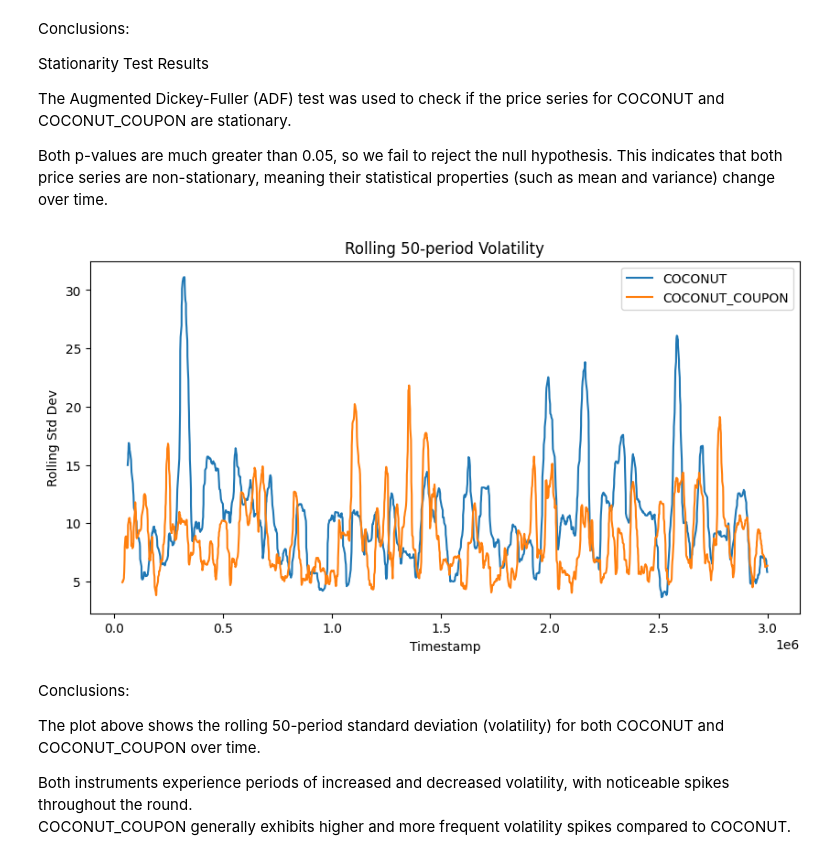
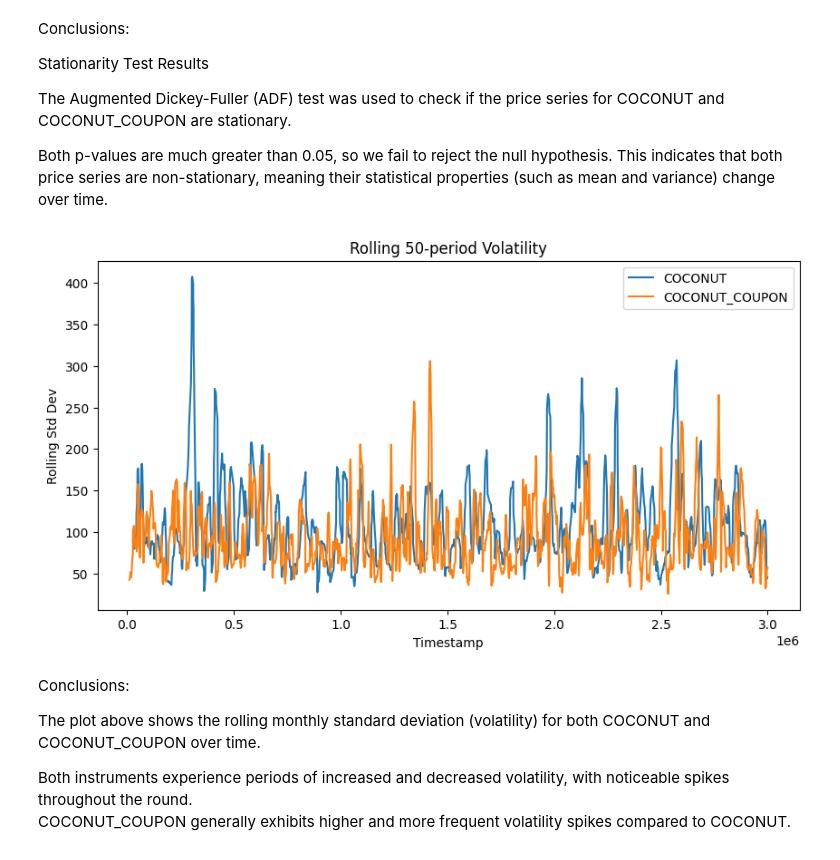
Before and after one commit to antek0308/IMC_strategy_prep, a Jupyter notebook: Michal_Brzezinski_round_4.ipynb, the cells around one changed output. Saved outputs shown, nothing was run; the diff lists cells and outputs as text; code cells hidden in the pictures.

```diff
--- a/Michal_Brzezinski_round_4.ipynb
+++ b/Michal_Brzezinski_round_4.ipynb
@@ -179,22 +181,22 @@ Both p-values are much greater than 0.05, so we fail to reject the null hypothes
 # %%
 # Rolling volatility
-coconut_df["rolling_std"] = coconut_df["price"].rolling(window=50).std()
-coupon_df["rolling_std"] = coupon_df["price"].rolling(window=50).std()
+coconut_df["rolling_std"] = coconut_df["price"].rolling(window=21).std() * np.sqrt(252)
+coupon_df["rolling_std"] = coupon_df["price"].rolling(window=21).std() * np.sqrt(252)
 
 plt.figure(figsize=(10, 5))
 plt.plot(coconut_df["timestamp"], coconut_df["rolling_std"], label="COCONUT")
 plt.plot(coupon_df["timestamp"], coupon_df["rolling_std"], label="COCONUT_COUPON")
 plt.title("Rolling 50-period Volatility")
 plt.xlabel("Timestamp")
 plt.ylabel("Rolling Std Dev")
 plt.legend()
 plt.show()
 # %% [output]
-[figure, old version]
+[figure, new version]
 # %% [markdown]
 Conclusions:
 
-The plot above shows the rolling 50-period standard deviation (volatility) for both COCONUT and COCONUT_COUPON over time.
+The plot above shows the rolling monthly standard deviation (volatility) for both COCONUT and COCONUT_COUPON over time.
 
 Both instruments experience periods of increased and decreased volatility, with noticeable spikes throughout the round.
 COCONUT_COUPON generally exhibits higher and more frequent volatility spikes compared to COCONUT.
```
Also changed, not shown: parts of 3 cells of this notebook, 1 other file.
